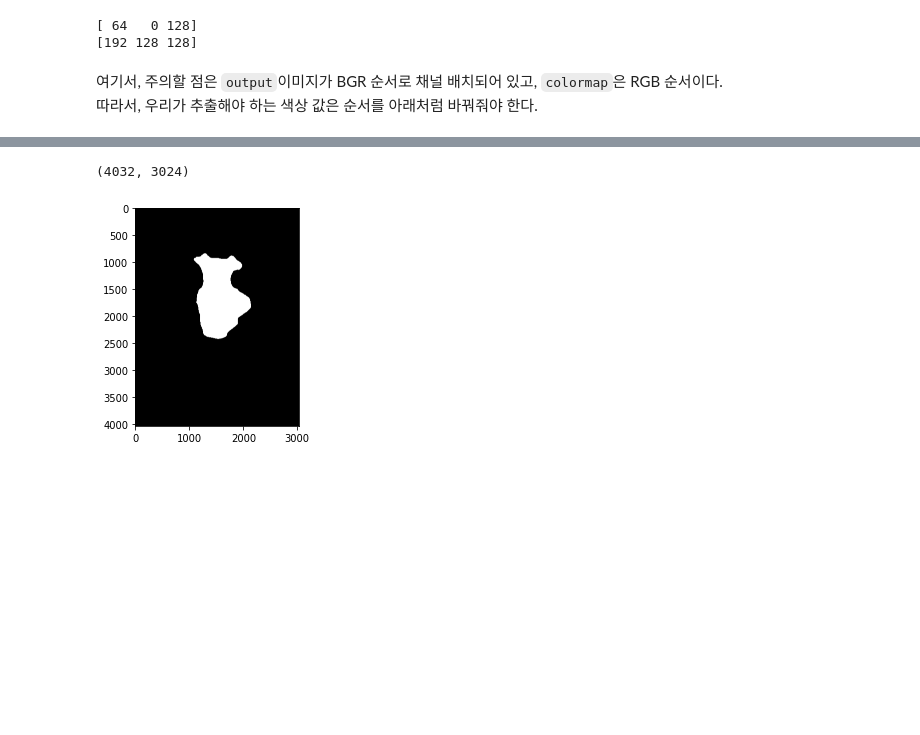
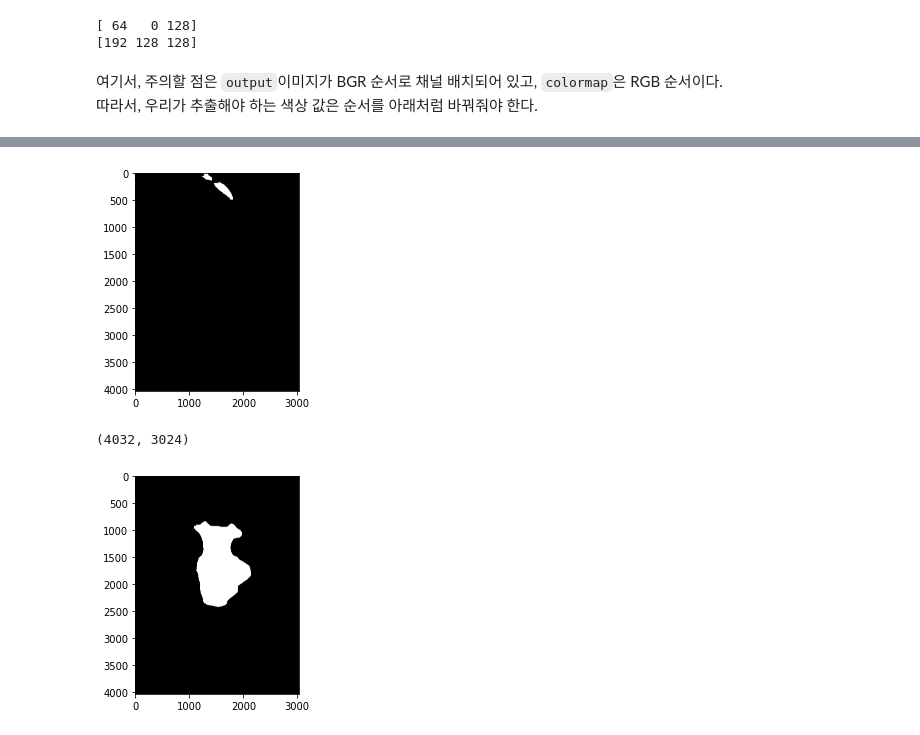
Before and after one commit to AnneBro/AIFFEL_Exploration, a Jupyter notebook: Ex10/[E-10] Project.ipynb, the cells around one changed output, grey strips where cells are left out. Cells and saved outputs as stored; diff of their text form; code cells hidden in the pictures; blank space fills up the shorter version.

```diff
--- a/Ex10/[E-10] Project.ipynb
+++ b/Ex10/[E-10] Project.ipynb
@@ -217,3 +255,11 @@ seg_color=(128, 0, 64)
+# %%
+# output의 픽셀 별로 색상이 seg_color와 같다면 1(True), 다르다면 0(False)이 된다.
+
+seg_map_person = np.all(output==seg_color_person, axis=-1)
+plt.imshow(seg_map_person, cmap='gray')
+plt.show()
+# %% [output]
+[figure, added]
 # %%
 # output의 픽셀 별로 색상이 seg_color와 같다면 1(True), 다르다면 0(False)이 된다.
 
```
Also changed, not shown: parts of 43 cells of this notebook, 3 other files.
